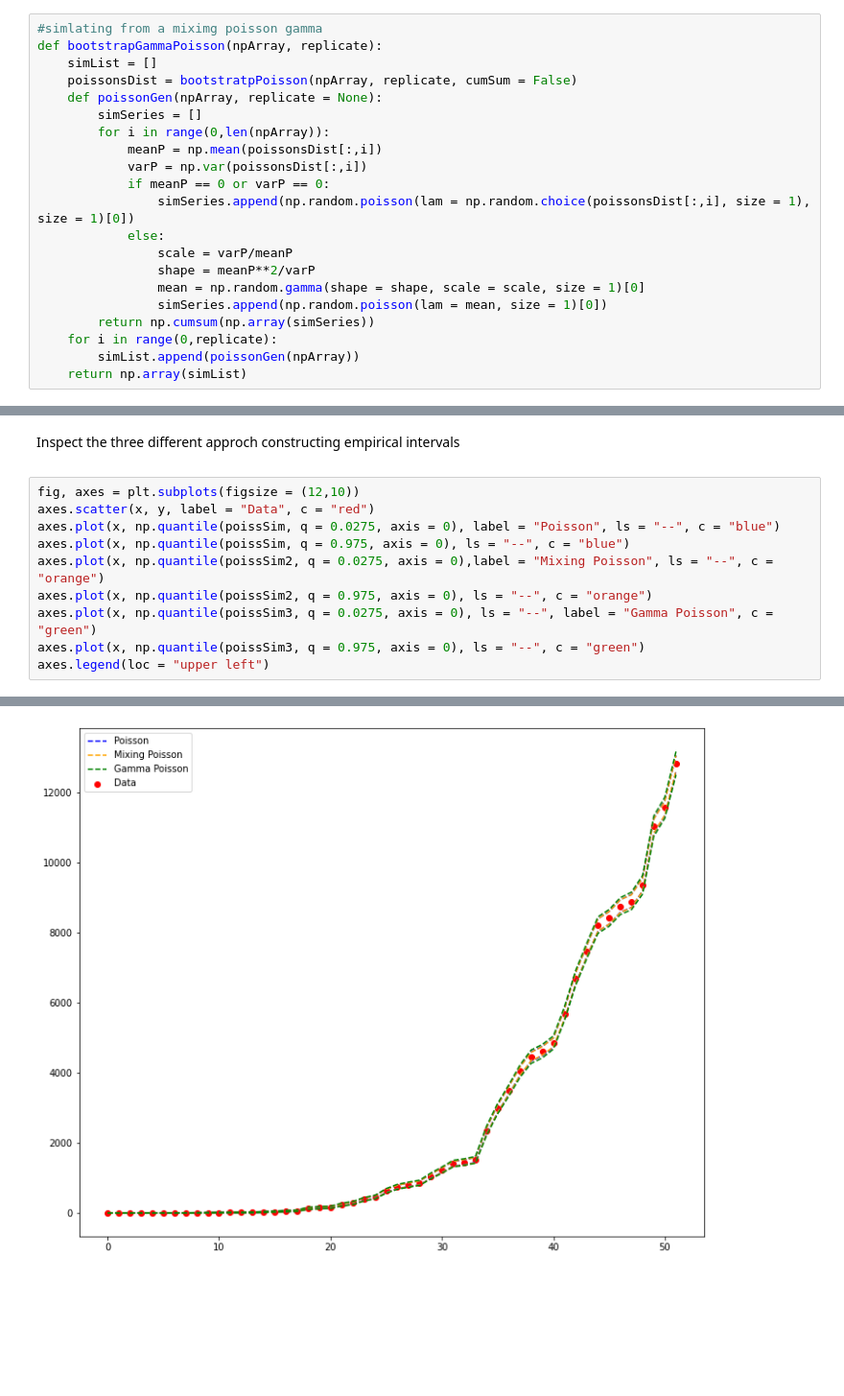
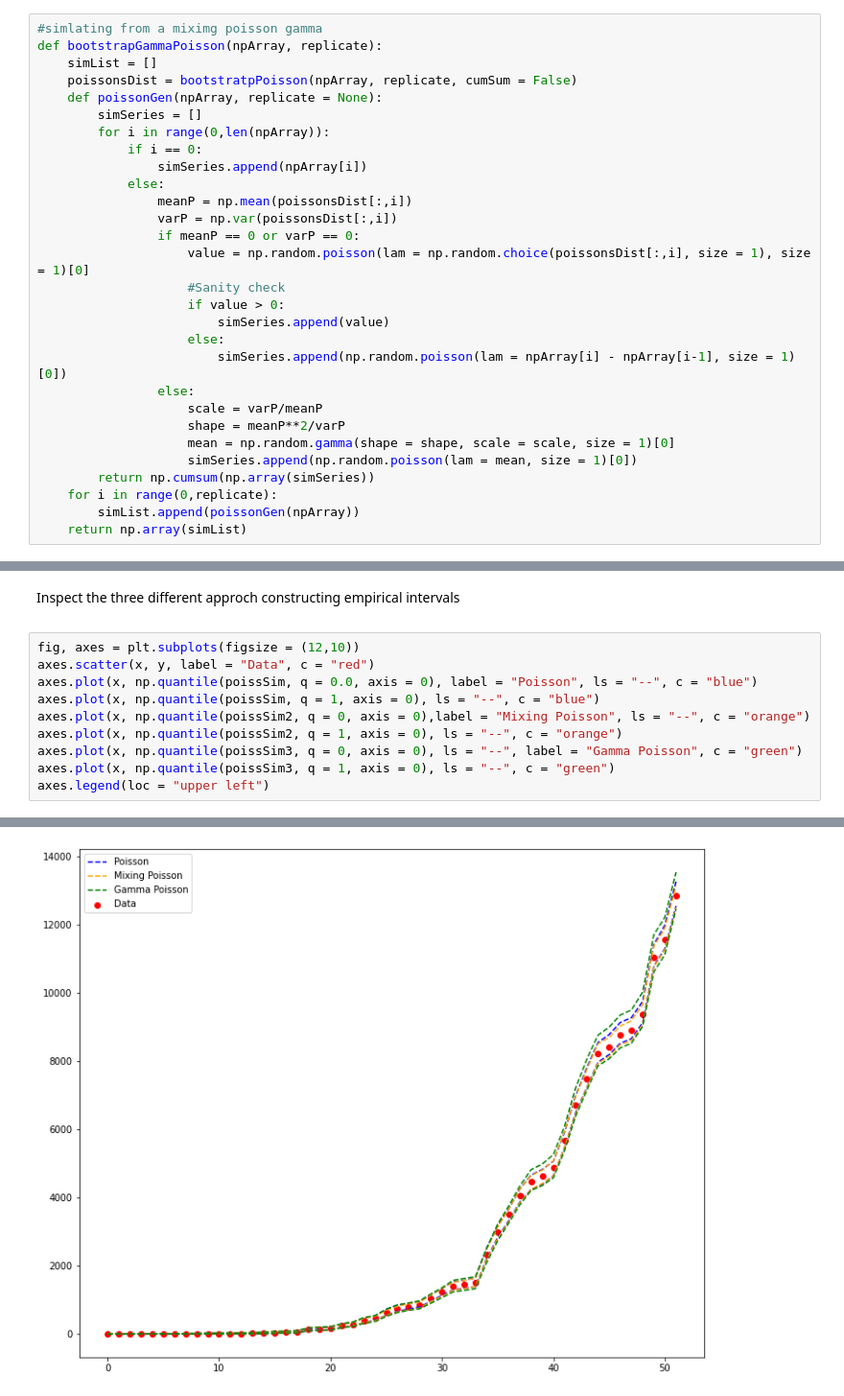
Before and after one commit to cidacslab/Mathematical-and-Statistical-Modeling-of-COVID19-in-Brazil, a Jupyter notebook: inProduction/approchsForBoots.ipynb, the cells around one changed output, grey strips where cells are left out. Shown at 96% size. Drawn from its saved outputs; the diff is of its cells as text; blank space fills up the shorter version.

```diff
--- a/inProduction/approchsForBoots.ipynb
+++ b/inProduction/approchsForBoots.ipynb
@@ -86,15 +94,23 @@ def bootstrapGammaPoisson(npArray, replicate):
     def poissonGen(npArray, replicate = None):
         simSeries = []
         for i in range(0,len(npArray)):
-            meanP = np.mean(poissonsDist[:,i])
-            varP = np.var(poissonsDist[:,i])
-            if meanP == 0 or varP == 0:
-                simSeries.append(np.random.poisson(lam = np.random.choice(poissonsDist[:,i], size = 1), size = 1)[0])
+            if i == 0:
+                simSeries.append(npArray[i])
             else:
-                scale = varP/meanP
-                shape = meanP**2/varP
-                mean = np.random.gamma(shape = shape, scale = scale, size = 1)[0]
-                simSeries.append(np.random.poisson(lam = mean, size = 1)[0])
+                meanP = np.mean(poissonsDist[:,i])
+                varP = np.var(poissonsDist[:,i])
+                if meanP == 0 or varP == 0:
+                    value = np.random.poisson(lam = np.random.choice(poissonsDist[:,i], size = 1), size = 1)[0]
+                    #Sanity check
+                    if value > 0:
+                        simSeries.append(value)
+                    else:
+                        simSeries.append(np.random.poisson(lam = npArray[i] - npArray[i-1], size = 1)[0])
+                else:
+                    scale = varP/meanP
+                    shape = meanP**2/varP
+                    mean = np.random.gamma(shape = shape, scale = scale, size = 1)[0]
+                    simSeries.append(np.random.poisson(lam = mean, size = 1)[0])
         return np.cumsum(np.array(simSeries))
     for i in range(0,replicate):
         simList.append(poissonGen(npArray))
@@ -106,13 +122,13 @@ poissSim3 = bootstrapGammaPoisson(y, 500)
 # %%
 fig, axes = plt.subplots(figsize = (12,10))
 axes.scatter(x, y, label = "Data", c = "red")
-axes.plot(x, np.quantile(poissSim, q = 0.0275, axis = 0), label = "Poisson", ls = "--", c = "blue")
-axes.plot(x, np.quantile(poissSim, q = 0.975, axis = 0), ls = "--", c = "blue")
-axes.plot(x, np.quantile(poissSim2, q = 0.0275, axis = 0),label = "Mixing Poisson", ls = "--", c = "orange")
-axes.plot(x, np.quantile(poissSim2, q = 0.975, axis = 0), ls = "--", c = "orange")
-axes.plot(x, np.quantile(poissSim3, q = 0.0275, axis = 0), ls = "--", label = "Gamma Poisson", c = "green")
-axes.plot(x, np.quantile(poissSim3, q = 0.975, axis = 0), ls = "--", c = "green")
+axes.plot(x, np.quantile(poissSim, q = 0.0, axis = 0), label = "Poisson", ls = "--", c = "blue")
+axes.plot(x, np.quantile(poissSim, q = 1, axis = 0), ls = "--", c = "blue")
+axes.plot(x, np.quantile(poissSim2, q = 0, axis = 0),label = "Mixing Poisson", ls = "--", c = "orange")
+axes.plot(x, np.quantile(poissSim2, q = 1, axis = 0), ls = "--", c = "orange")
+axes.plot(x, np.quantile(poissSim3, q = 0, axis = 0), ls = "--", label = "Gamma Poisson", c = "green")
+axes.plot(x, np.quantile(poissSim3, q = 1, axis = 0), ls = "--", c = "green")
 axes.legend(loc = "upper left")
 # %% [output]
 <matplotlib.legend.Legend at 0x...>
-[figure, old version]
+[figure, new version]
```
Also changed, not shown: parts of 2 cells of this notebook, 2 other files.
